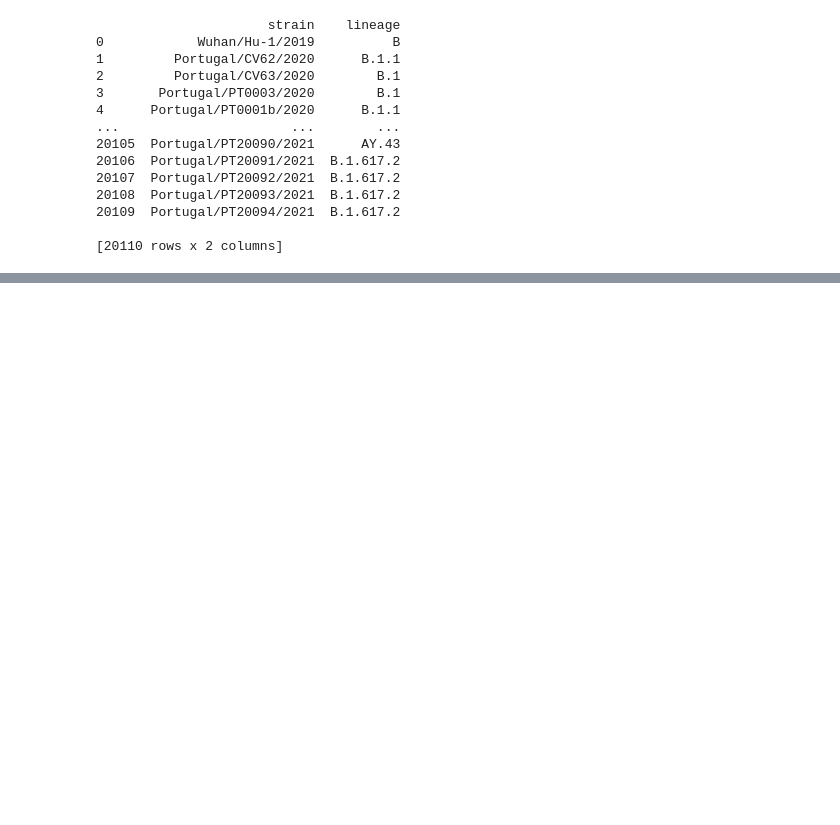
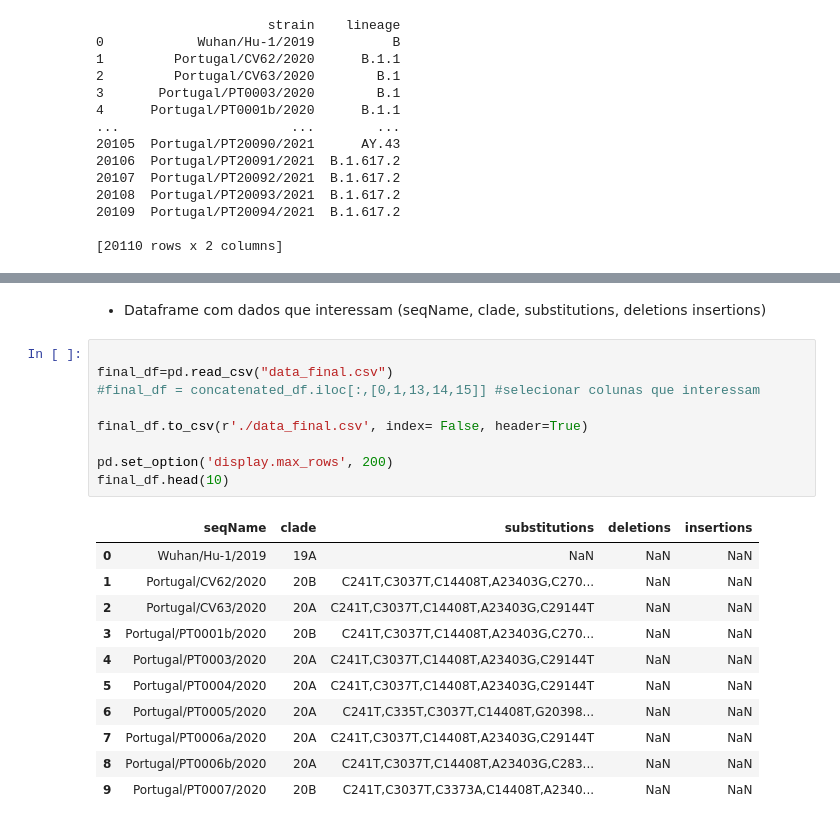
Before and after one commit to Rafael-Silva-Oliveira/FEM, a Jupyter notebook: Python/Dados.ipynb, the cells around one changed output, grey strips where cells are left out. Saved outputs shown, nothing was run; the diff lists cells and outputs as text; blank space fills up the shorter version.

Commit message:
Dados substituiçoes

```diff
--- a/Python/Dados.ipynb
+++ b/Python/Dados.ipynb
@@ -307,0 +304,23 @@ for i in range(1,6):
+# %% [markdown]
+* Dataframe com dados que interessam (seqName, clade, substitutions, deletions insertions)
+# %%
+
+final_df=pd.read_csv("data_final.csv")
+#final_df = concatenated_df.iloc[:,[0,1,13,14,15]] #selecionar colunas que interessam
+
+final_df.to_csv(r'./data_final.csv', index= False, header=True)
+
+pd.set_option('display.max_rows', 200)
+final_df.head(10)
+# %% [output]
+|  | seqName | clade | substitutions | deletions | insertions |
+| 0 | Wuhan/Hu-1/2019 | 19A | NaN | NaN | NaN |
+| 1 | Portugal/CV62/2020 | 20B | C241T,C3037T,C14408T,A23403G,C270... | NaN | NaN |
+| 2 | Portugal/CV63/2020 | 20A | C241T,C3037T,C14408T,A23403G,C29144T | NaN | NaN |
+| 3 | Portugal/PT0001b/2020 | 20B | C241T,C3037T,C14408T,A23403G,C270... | NaN | NaN |
+| 4 | Portugal/PT0003/2020 | 20A | C241T,C3037T,C14408T,A23403G,C29144T | NaN | NaN |
+| 5 | Portugal/PT0004/2020 | 20A | C241T,C3037T,C14408T,A23403G,C29144T | NaN | NaN |
+| 6 | Portugal/PT0005/2020 | 20A | C241T,C335T,C3037T,C14408T,G20398... | NaN | NaN |
+| 7 | Portugal/PT0006a/2020 | 20A | C241T,C3037T,C14408T,A23403G,C29144T | NaN | NaN |
+| 8 | Portugal/PT0006b/2020 | 20A | C241T,C3037T,C14408T,A23403G,C283... | NaN | NaN |
+| 9 | Portugal/PT0007/2020 | 20B | C241T,C3037T,C3373A,C14408T,A2340... | NaN | NaN |
```
Also changed, not shown: parts of 26 cells of this notebook.
